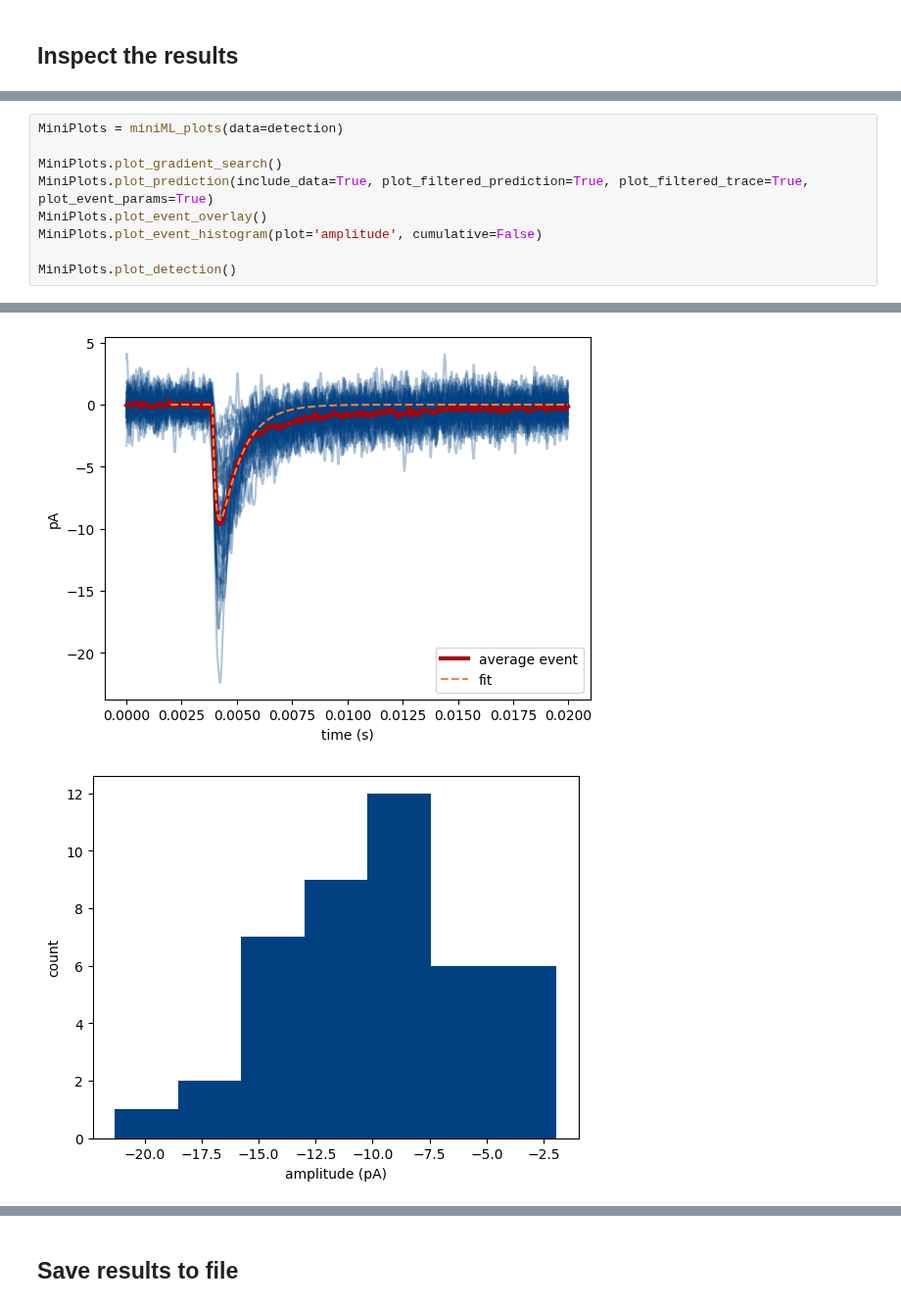
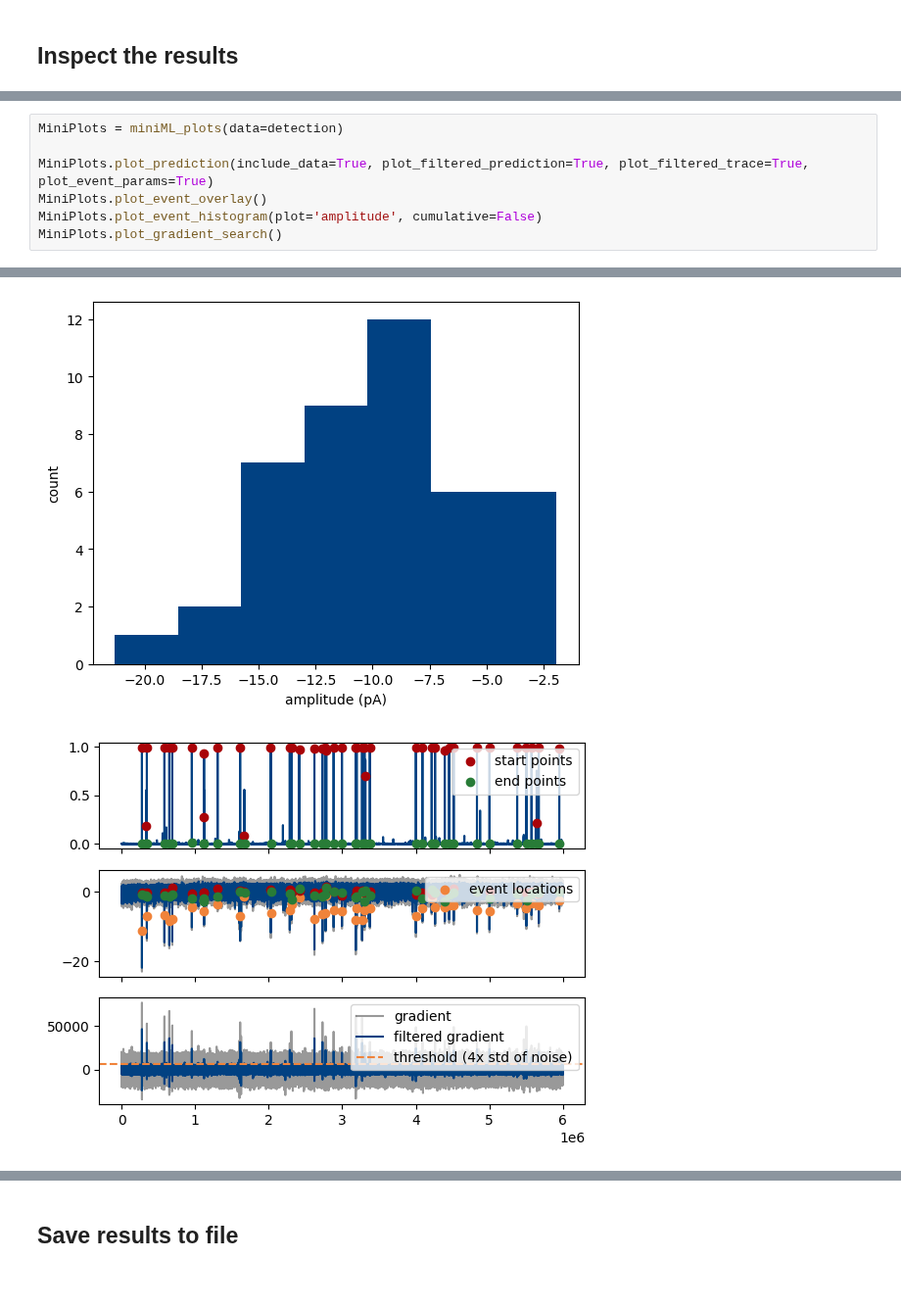
Before and after one commit to delvendahl/miniML, a Jupyter notebook: tutorial.ipynb, the cells around one changed output, grey strips where cells are left out. Shown at 98% size. Cells and saved outputs as stored; diff of their text form.

```diff
--- a/tutorial.ipynb
+++ b/tutorial.ipynb
@@ -98,10 +116,8 @@ After the event detection and analysis, we can create some plots. MiniML include
 # %%
 MiniPlots = miniML_plots(data=detection)
 
-MiniPlots.plot_gradient_search()
 MiniPlots.plot_prediction(include_data=True, plot_filtered_prediction=True, plot_filtered_trace=True, plot_event_params=True)
 MiniPlots.plot_event_overlay()
 MiniPlots.plot_event_histogram(plot='amplitude', cumulative=False)
-
-MiniPlots.plot_detection()
+MiniPlots.plot_gradient_search()
 # %% [output]
@@ -110,2 +126,2 @@ MiniPlots.plot_detection()
-[figure, old version]
+[figure, new version]
-[figure, old version]
+[figure, new version]
```
Also changed, not shown: parts of 7 cells of this notebook, 6 other files.
